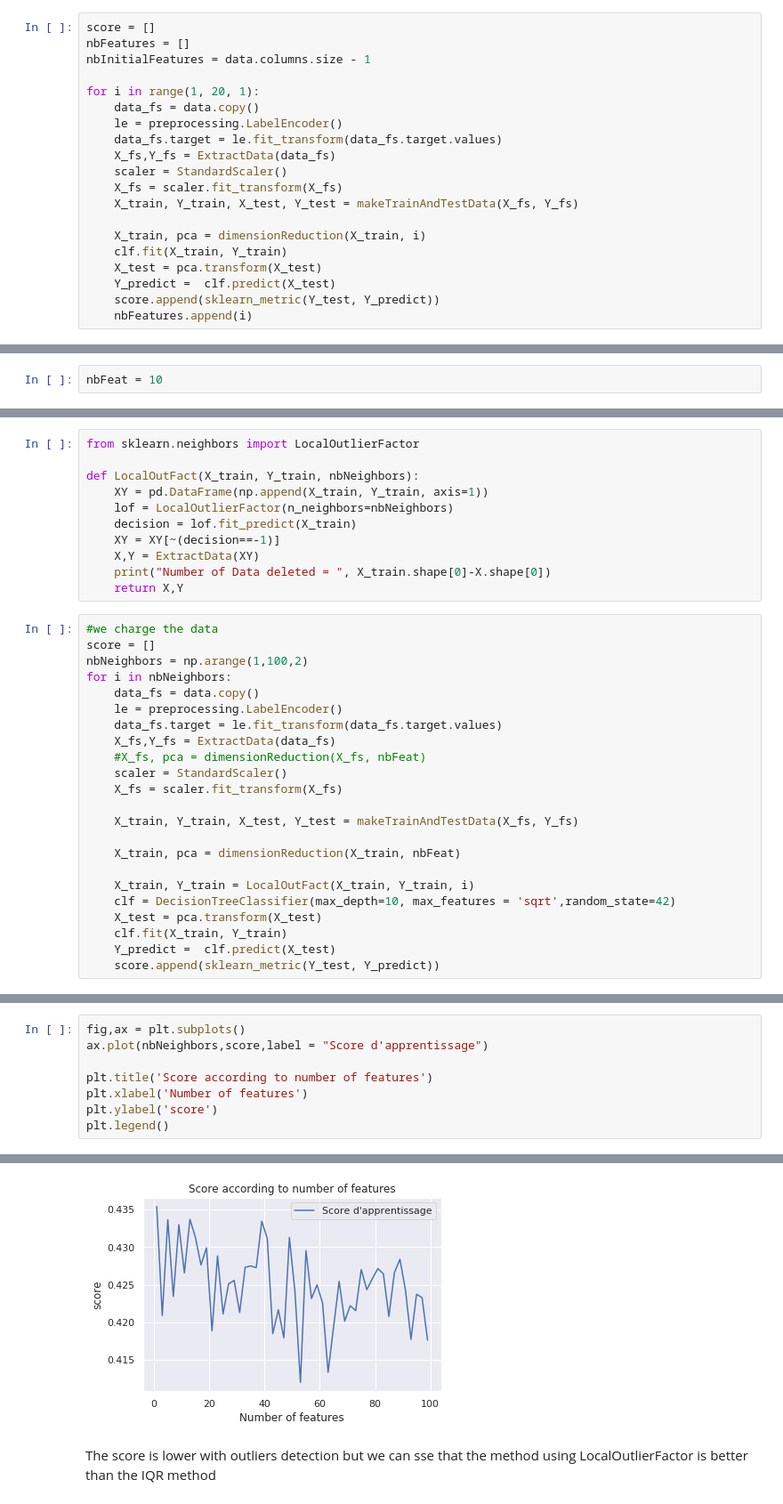
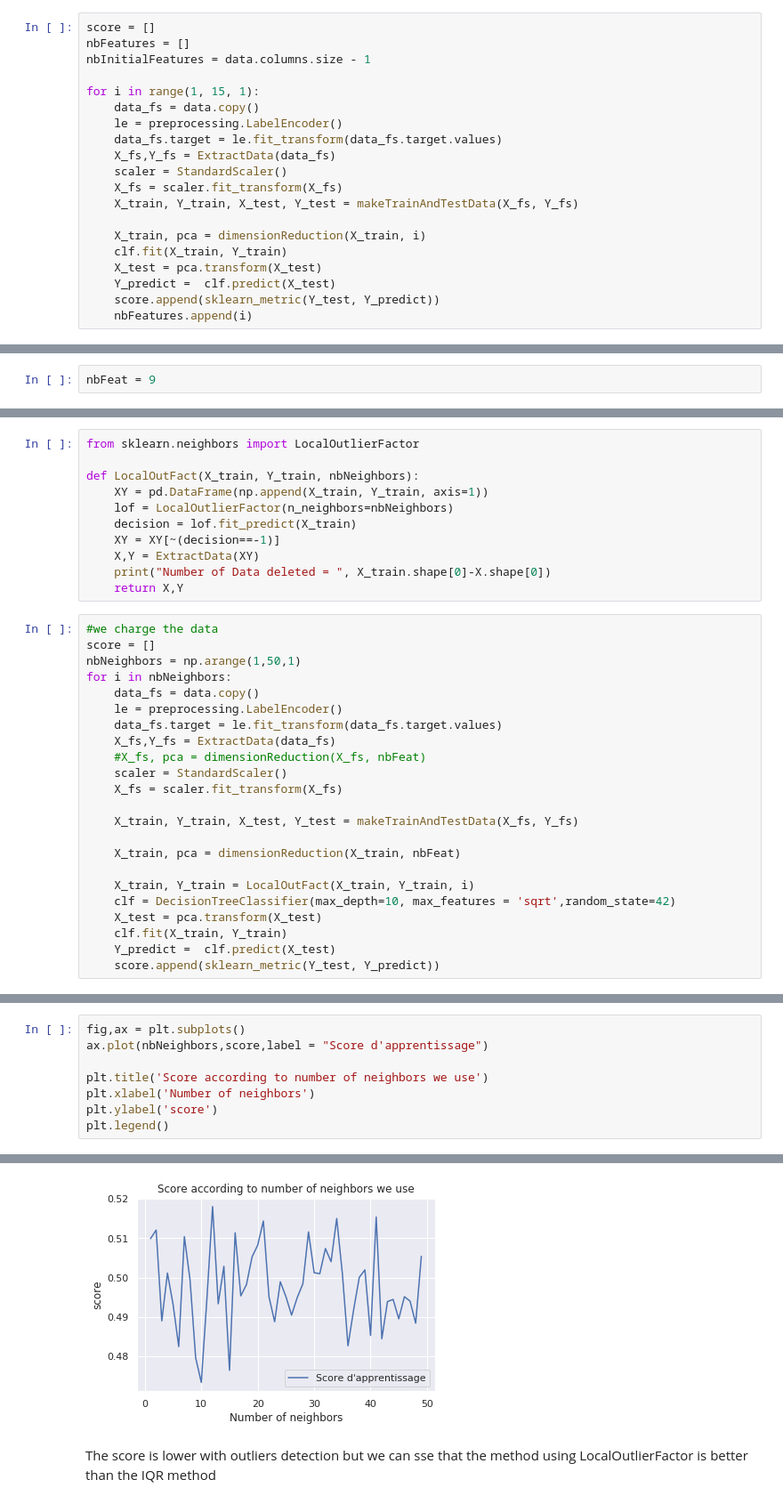
Before and after one commit to adblackx/PLANKTON, a Jupyter notebook: starting_kit/preprocessing.ipynb, the cells around one changed output, grey strips where cells are left out. Shown at 89% size. Cells and saved outputs as stored; diff of their text form.

```diff
--- a/starting_kit/preprocessing.ipynb
+++ b/starting_kit/preprocessing.ipynb
@@ -290,7 +290,7 @@ score = []
 nbFeatures = []
 nbInitialFeatures = data.columns.size - 1
 
-for i in range(1, 20, 1):
+for i in range(1, 15, 1):
     data_fs = data.copy()
     le = preprocessing.LabelEncoder()
     data_fs.target = le.fit_transform(data_fs.target.values)
@@ -344,7 +343,7 @@ the score is better with  5  features
 # %% [markdown]
 We Will use a PCA with a number of features of 10 features for outliers detection because PCA it's good with 10 and 19 will be too much features for the selection, that will be hard to visualize the results if we take 10 features
 # %%
-nbFeat = 10
+nbFeat = 9
 # %%
 from sklearn.preprocessing import StandardScaler
 
@@ -412,7 +411,7 @@ def LocalOutFact(X_train, Y_train, nbNeighbors):
 # %%
 #we charge the data
 score = []
-nbNeighbors = np.arange(1,100,2)
+nbNeighbors = np.arange(1,50,1)
 for i in nbNeighbors:
     data_fs = data.copy()
     le = preprocessing.LabelEncoder()
@@ -461,13 +460,13 @@ score before treatment :  0.5499903227460433
 # %%
 fig,ax = plt.subplots()
 ax.plot(nbNeighbors,score,label = "Score d'apprentissage")
 
-plt.title('Score according to number of features')
-plt.xlabel('Number of features')
+plt.title('Score according to number of neighbors we use')
+plt.xlabel('Number of neighbors')
 plt.ylabel('score')
 plt.legend()
 # %% [output]
 <matplotlib.legend.Legend at 0x...>
-[figure, old version]
+[figure, new version]
 # %% [markdown]
 The score is lower with outliers detection but we can sse that the method using LocalOutlierFactor is better than the IQR method
```
Also changed, not shown: parts of 10 cells of this notebook.
